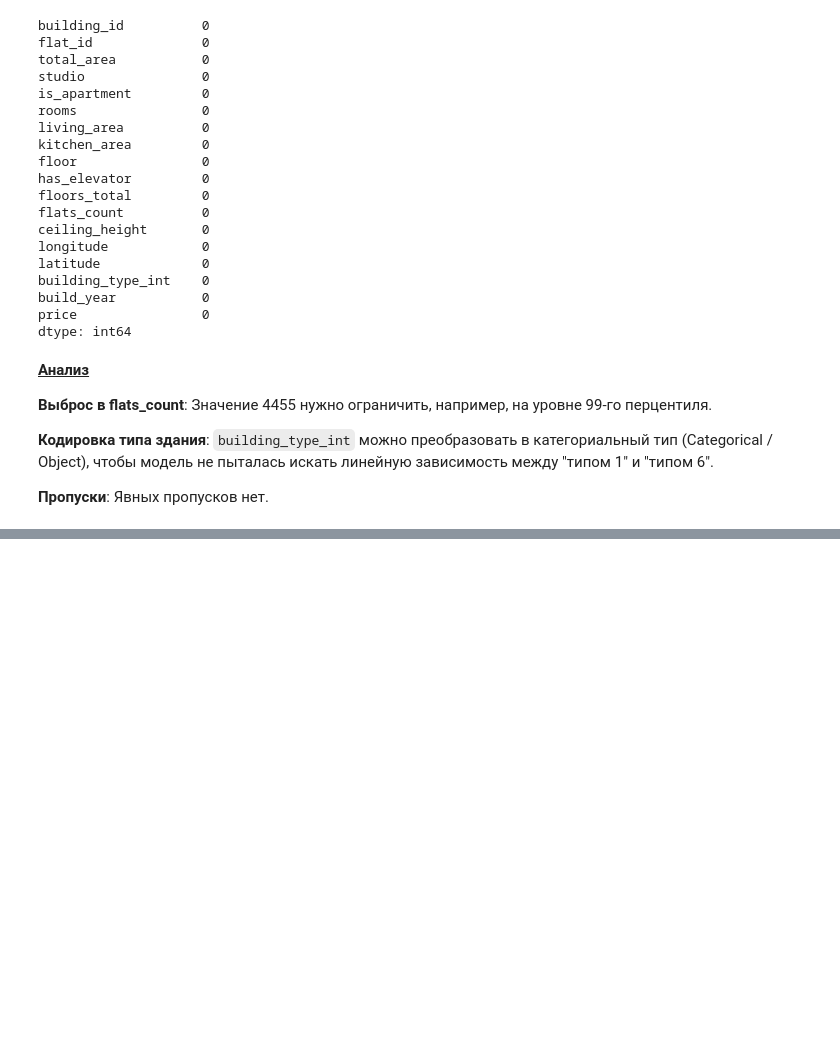
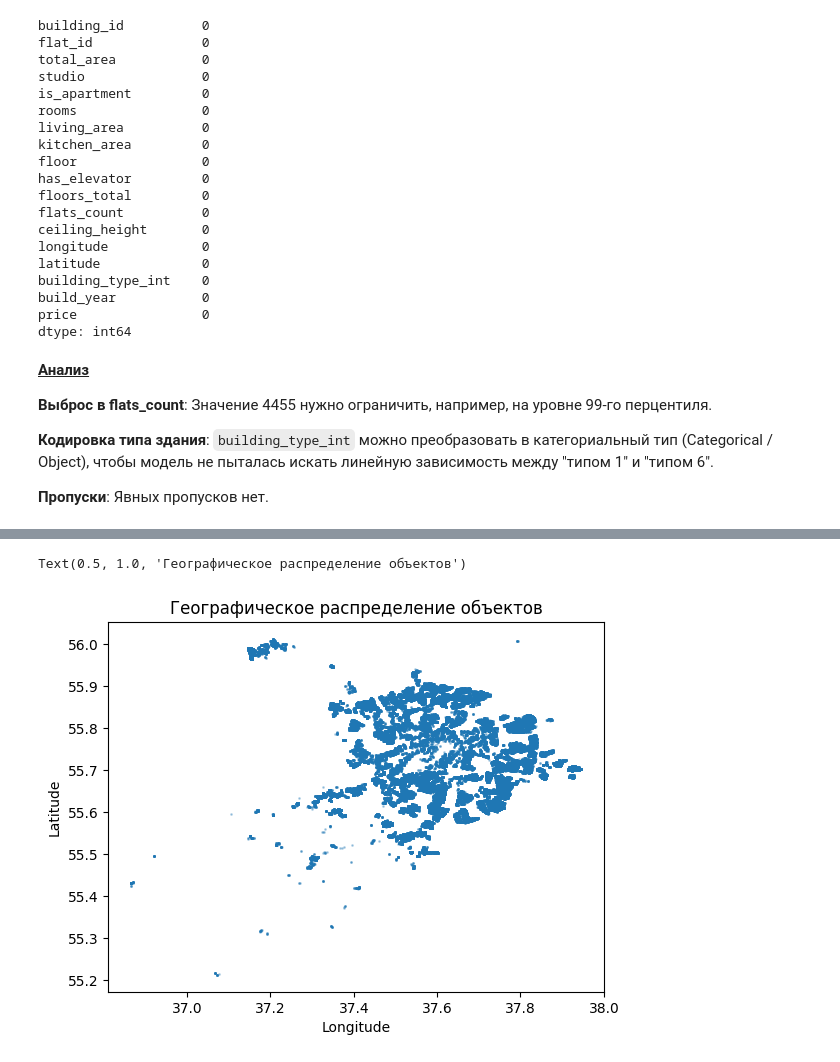
Before and after one commit to PrusovaIU/mle-project-sprint-2-v001, a Jupyter notebook: model_improvement/EDA.ipynb, the cells around one changed output, grey strips where cells are left out. Saved outputs shown, nothing was run; the diff lists cells and outputs as text; code cells hidden in the pictures; blank space fills up the shorter version.

```diff
--- a/model_improvement/EDA.ipynb
+++ b/model_improvement/EDA.ipynb
@@ -124,0 +178,8 @@ dtype: int64
+# %%
+plt.scatter(data['longitude'], data['latitude'], alpha=0.3, s=1)
+plt.xlabel('Longitude')
+plt.ylabel('Latitude')
+plt.title('Географическое распределение объектов')
+# %% [output]
+Text(0.5, 1.0, 'Географическое распределение объектов')
+[figure, added]
```
Also changed, not shown: parts of 66 cells of this notebook.
